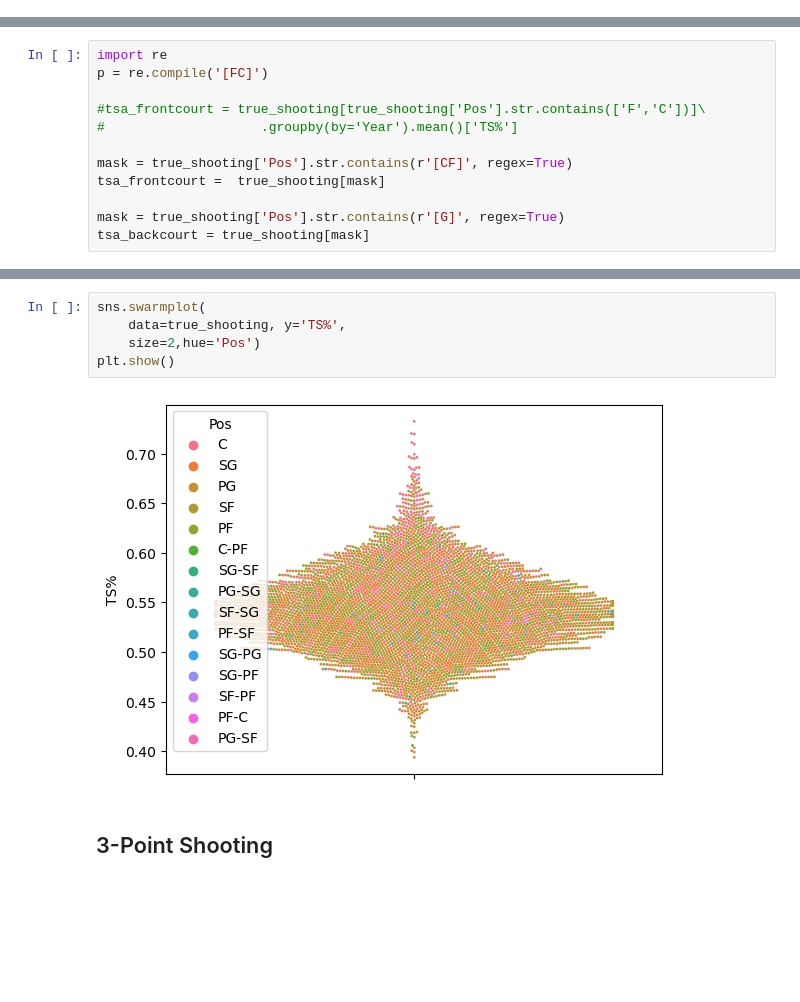
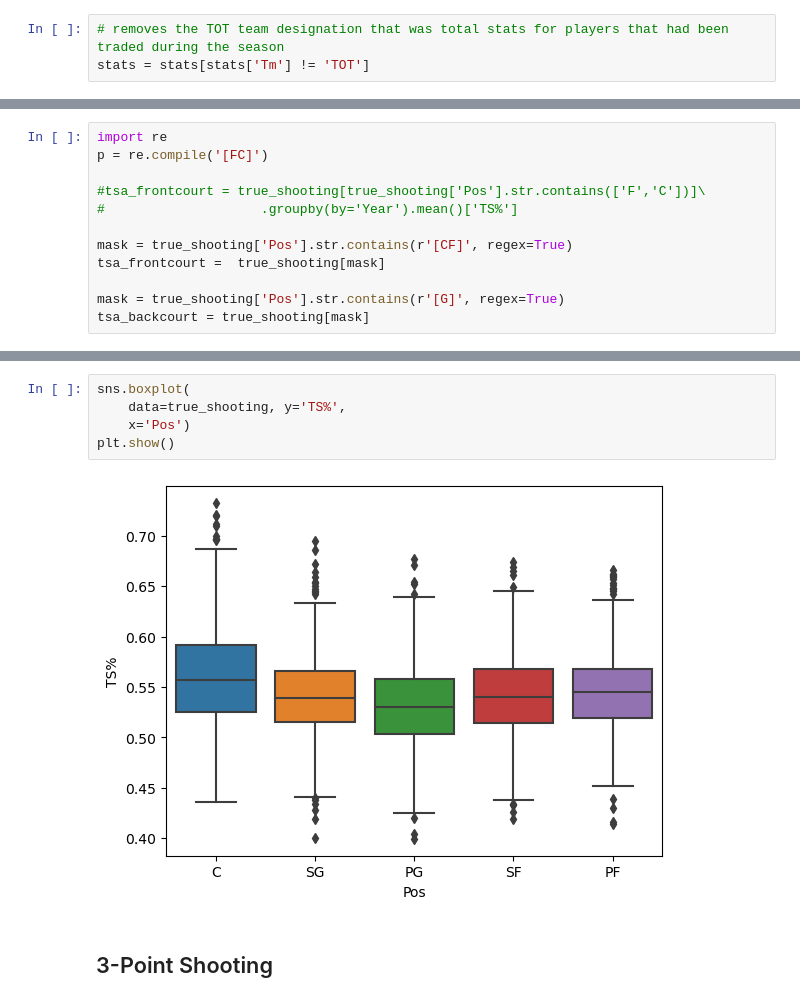
Before and after one commit to joshua-shorterivey/basic_basketball_analysis, a Jupyter notebook: explore.ipynb, the cells around one changed output, grey strips where cells are left out. Drawn from its saved outputs; the diff is of its cells as text; blank space fills up the shorter version.

```diff
--- a/explore.ipynb
+++ b/explore.ipynb
@@ -126,6 +126,9 @@ stats['GS']/ stats['G'] < 50
 14571    True
 14572    True
 Length: 14573, dtype: bool
+# %%
+# removes the TOT team designation that was total stats for players that had been traded during the season
+stats = stats[stats['Tm'] != 'TOT']
 # %%
 stats['Pos'].value_counts()
 # %% [output]
@@ -307,10 +286,10 @@ ax.tick_params(rotation=90)
 # %%
-sns.swarmplot(
+sns.boxplot(
     data=true_shooting, y='TS%',
-    size=2,hue='Pos')
+    x='Pos')
 plt.show()
 # %% [output]
-[figure, old version]
+[figure, new version]
 # %% [markdown]
 ## 3-Point Shooting
 # %%
```
Also changed, not shown: parts of 15 cells of this notebook.
